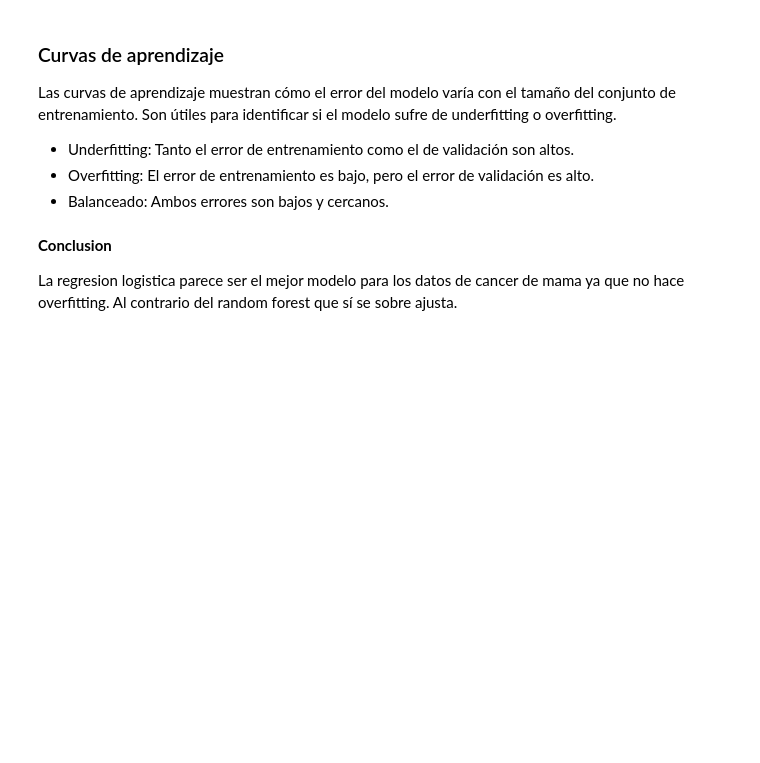
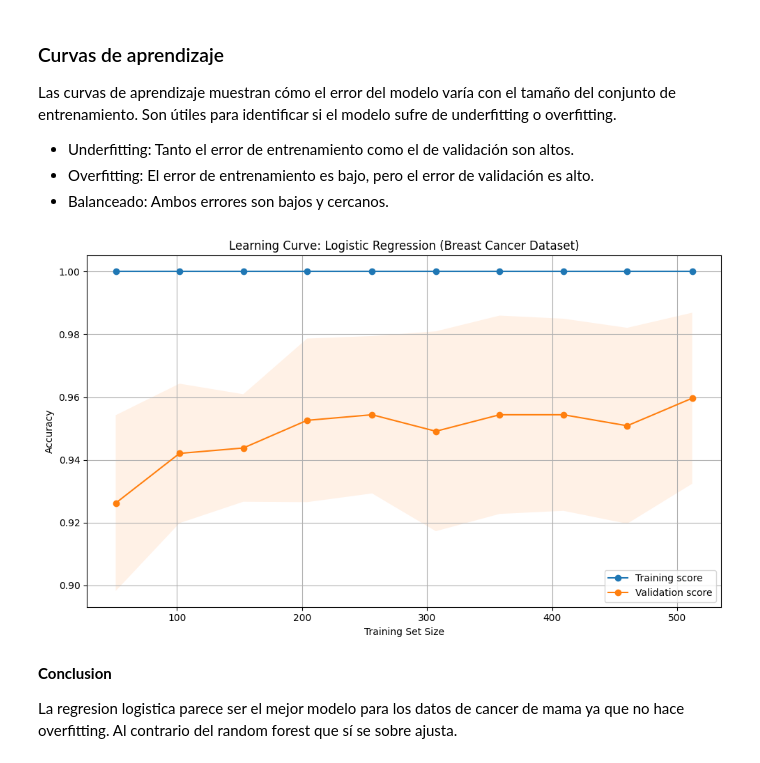
Before and after one commit to cristophercv01/TallerModeladoDatos2025_Bitacora, a Jupyter notebook: Premodelado/Entrenamiento Prueba Validacion Cruzada.ipynb, the cells around one changed output. Saved outputs shown, nothing was run; the diff lists cells and outputs as text; code cells hidden in the pictures; blank space fills up the shorter version.

```diff
--- a/Premodelado/Entrenamiento Prueba Validacion Cruzada.ipynb
+++ b/Premodelado/Entrenamiento Prueba Validacion Cruzada.ipynb
@@ -283,7 +362,7 @@ from sklearn.preprocessing import StandardScaler
 from sklearn.pipeline import Pipeline
 
 # inicializamos el objeto de cross validation estratificado
-skf = StratifiedKFold(n_splits=, shuffle=True, random_state=42)
+skf = StratifiedKFold(n_splits=10, shuffle=True, random_state=42)
 
 # Definimos los modelos a probar
 classification_models = {
@@ -316,39 +405,41 @@ from sklearn.model_selection import learning_curve
 # curva de aprendizaje
 pipeline = Pipeline([
     ('scaler', StandardScaler()),
-    ('model', )
+    ('model', RandomForestClassifier(random_state=42))
 ])
 
 train_sizes, train_scores, val_scores = learning_curve(
     estimator=pipeline,
     X=X_cancer,
     y=y_cancer,
     cv=skf,
     scoring='accuracy',
     train_sizes=np.linspace(0.1, 1.0, 10),
     n_jobs=-1,
     shuffle=True,
     random_state=42
 )
 
 train_mean = train_scores.mean(axis=1)
 train_std = train_scores.std(axis=1)
 val_mean = val_scores.mean(axis=1)
 val_std = val_scores.std(axis=1)
 
 # Plot
 plt.figure(figsize=(10, 6))
 plt.plot(train_sizes, train_mean, 'o-', label='Training score')
 plt.plot(train_sizes, val_mean, 'o-', label='Validation score')
 plt.fill_between(train_sizes, train_mean - train_std, train_mean + train_std, alpha=0.1)
 plt.fill_between(train_sizes, val_mean - val_std, val_mean + val_std, alpha=0.1)
 plt.title('Learning Curve: Logistic Regression (Breast Cancer Dataset)')
 plt.xlabel('Training Set Size')
 plt.ylabel('Accuracy')
 plt.legend()
 plt.grid(True)
 plt.tight_layout()
 plt.show()
+# %% [output]
+[figure, added]
 # %% [markdown]
 **Conclusion**
 
```
Also changed, not shown: parts of 18 cells of this notebook.
